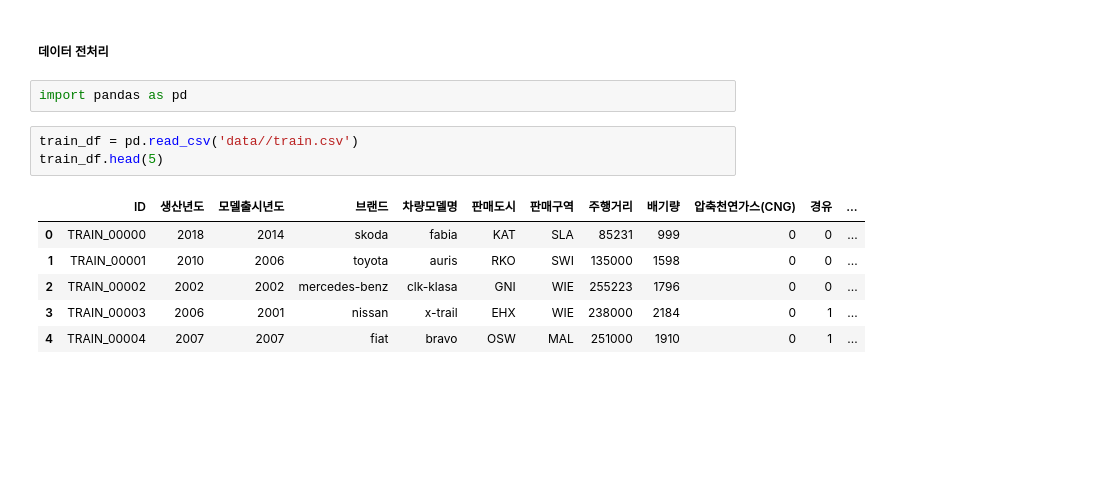
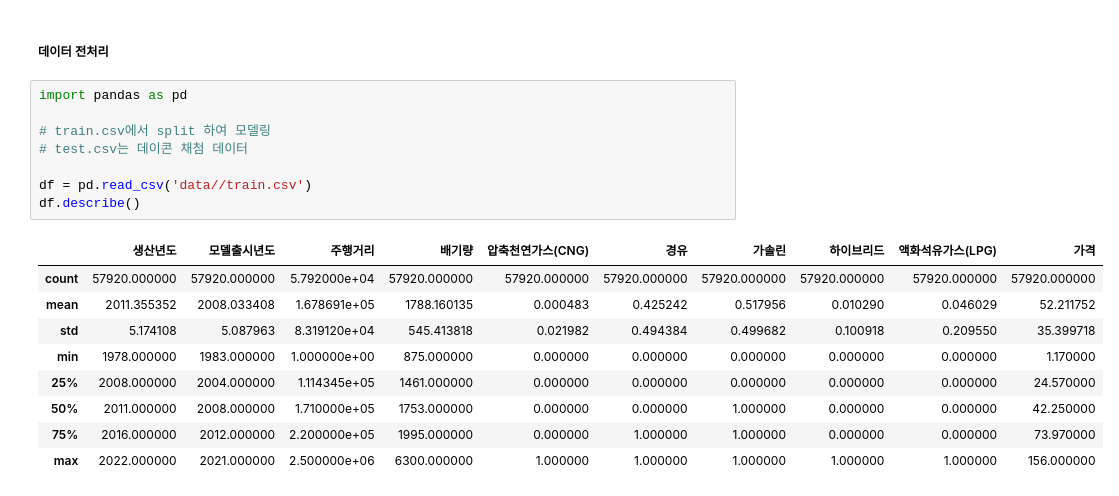
Before and after one commit to woojooc/ML_Car, a Jupyter notebook: jm/dacon/preprocessing.ipynb, the cells around one changed output. Drawn from its saved outputs; the diff is of its cells as text; blank space fills up the shorter version.

```diff
--- a/jm/dacon/preprocessing.ipynb
+++ b/jm/dacon/preprocessing.ipynb
@@ -2,15 +2,21 @@
 ### DACON(데이콘) 데이콘 Basic 자동차 가격 예측 AI 경진대회
 # %% [markdown]
 ##### 데이터 전처리
-# %%
-import pandas as pd
-# %%
-train_df = pd.read_csv('data//train.csv')
-train_df.head(5)
-# %% [output]
-|  | ID | 생산년도 | 모델출시년도 | 브랜드 | 차량모델명 | 판매도시 | 판매구역 | 주행거리 | 배기량 | 압축천연가스(CNG) | 경유 | ... |
-| 0 | TRAIN_00000 | 2018 | 2014 | skoda | fabia | KAT | SLA | 85231 | 999 | 0 | 0 | ... |
-| 1 | TRAIN_00001 | 2010 | 2006 | toyota | auris | RKO | SWI | 135000 | 1598 | 0 | 0 | ... |
-| 2 | TRAIN_00002 | 2002 | 2002 | mercedes-benz | clk-klasa | GNI | WIE | 255223 | 1796 | 0 | 0 | ... |
-| 3 | TRAIN_00003 | 2006 | 2001 | nissan | x-trail | EHX | WIE | 238000 | 2184 | 0 | 1 | ... |
-| 4 | TRAIN_00004 | 2007 | 2007 | fiat | bravo | OSW | MAL | 251000 | 1910 | 0 | 1 | ... |
+# %%
+import pandas as pd
+
+# train.csv에서 split 하여 모델링
+# test.csv는 데이콘 채첨 데이터
+
+df = pd.read_csv('data//train.csv')
+df.describe()
+# %% [output]
+|  | 생산년도 | 모델출시년도 | 주행거리 | 배기량 | 압축천연가스(CNG) | 경유 | 가솔린 | 하이브리드 | 액화석유가스(LPG) | 가격 |
+| count | 57920.000000 | 57920.000000 | 5.792000e+04 | 57920.000000 | 57920.000000 | 57920.000000 | 57920.000000 | 57920.000000 | 57920.000000 | 57920.000000 |
+| mean | 2011.355352 | 2008.033408 | 1.678691e+05 | 1788.160135 | 0.000483 | 0.425242 | 0.517956 | 0.010290 | 0.046029 | 52.211752 |
+| std | 5.174108 | 5.087963 | 8.319120e+04 | 545.413818 | 0.021982 | 0.494384 | 0.499682 | 0.100918 | 0.209550 | 35.399718 |
+| min | 1978.000000 | 1983.000000 | 1.000000e+00 | 875.000000 | 0.000000 | 0.000000 | 0.000000 | 0.000000 | 0.000000 | 1.170000 |
+| 25% | 2008.000000 | 2004.000000 | 1.114345e+05 | 1461.000000 | 0.000000 | 0.000000 | 0.000000 | 0.000000 | 0.000000 | 24.570000 |
+| 50% | 2011.000000 | 2008.000000 | 1.710000e+05 | 1753.000000 | 0.000000 | 0.000000 | 1.000000 | 0.000000 | 0.000000 | 42.250000 |
+| 75% | 2016.000000 | 2012.000000 | 2.200000e+05 | 1995.000000 | 0.000000 | 1.000000 | 1.000000 | 0.000000 | 0.000000 | 73.970000 |
+| max | 2022.000000 | 2021.000000 | 2.500000e+06 | 6300.000000 | 1.000000 | 1.000000 | 1.000000 | 1.000000 | 1.000000 | 156.000000 |
```
Also changed, not shown: parts of 27 cells of this notebook.
